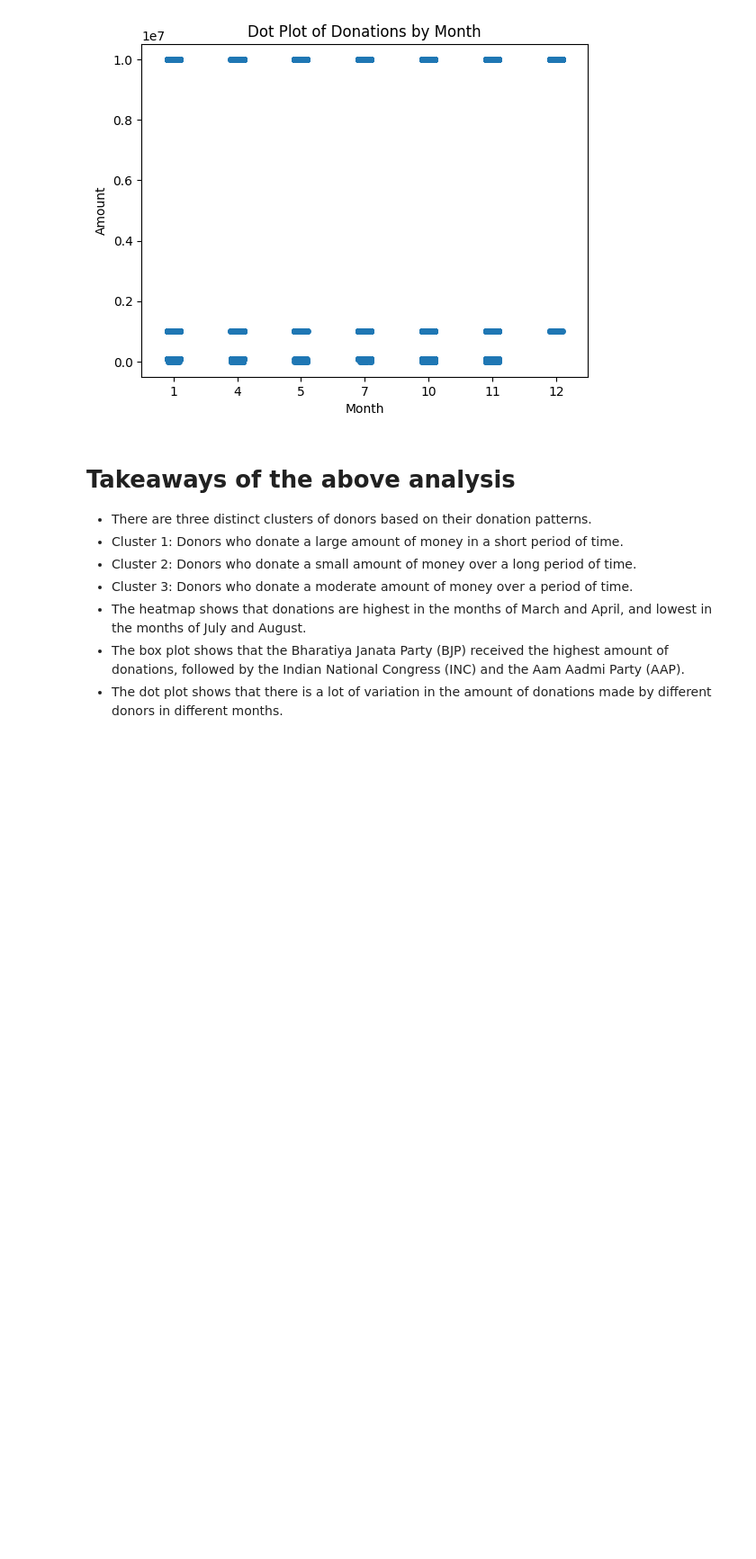
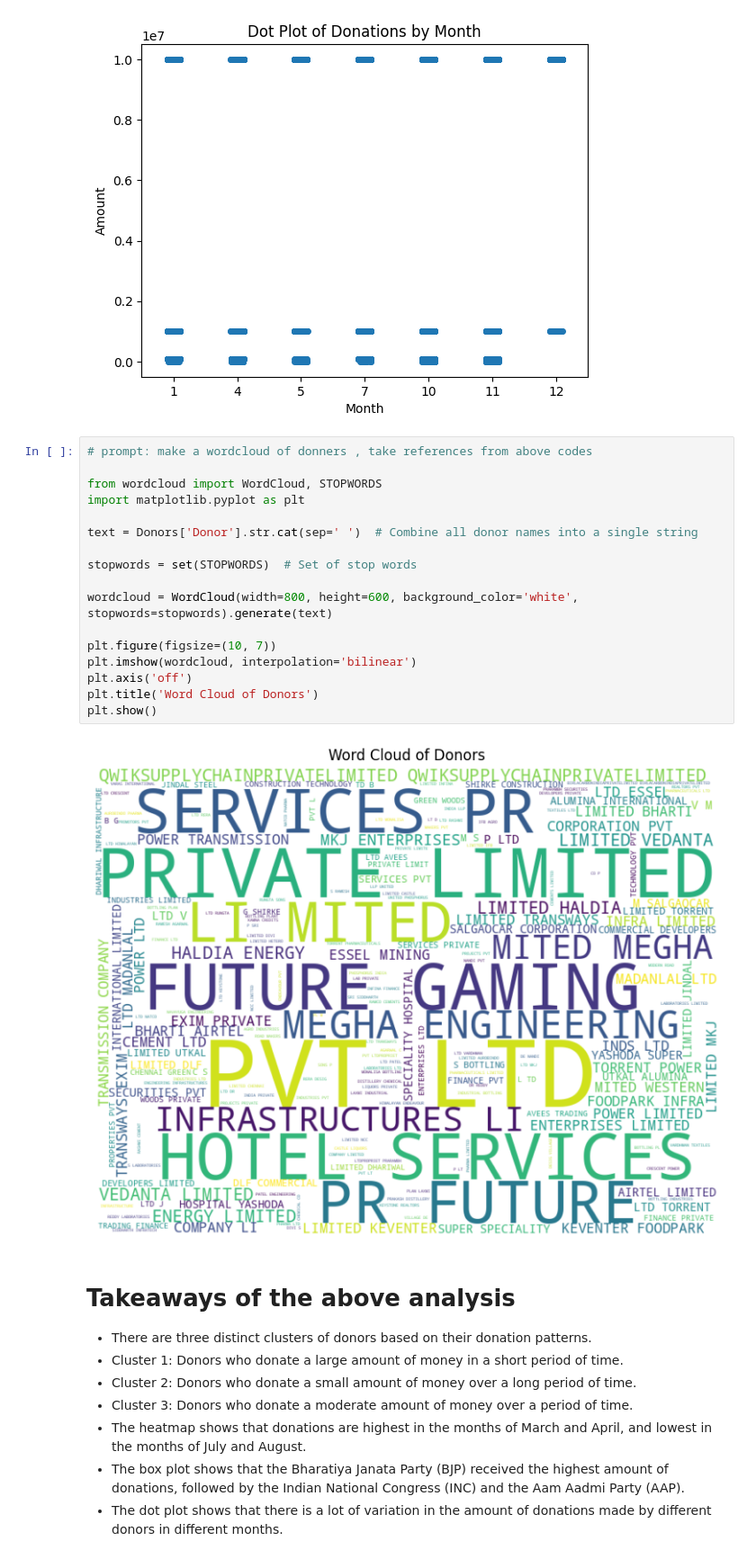
Before and after one commit to LinkanMajumder/Exploratory-Data-Analysis-on-Electoral-Bonds-in-India, a Jupyter notebook: Exploratory_Data_Analysis_of_Electoral_Bonds_in_India.ipynb, the cells around one changed output. Shown at 90% size. Saved outputs shown, nothing was run; the diff lists cells and outputs as text; blank space fills up the shorter version.

```diff
--- a/Exploratory_Data_Analysis_of_Electoral_Bonds_in_India.ipynb
+++ b/Exploratory_Data_Analysis_of_Electoral_Bonds_in_India.ipynb
@@ -388,6 +388,25 @@ plt.title('Dot Plot of Donations by Month')
 plt.show()
 # %% [output]
 [figure]
+# %%
+# prompt: make a wordcloud of donners , take references from above codes
+
+from wordcloud import WordCloud, STOPWORDS
+import matplotlib.pyplot as plt
+
+text = Donors['Donor'].str.cat(sep=' ')  # Combine all donor names into a single string
+
+stopwords = set(STOPWORDS)  # Set of stop words
+
+wordcloud = WordCloud(width=800, height=600, background_color='white', stopwords=stopwords).generate(text)
+
+plt.figure(figsize=(10, 7))
+plt.imshow(wordcloud, interpolation='bilinear')
+plt.axis('off')
+plt.title('Word Cloud of Donors')
+plt.show()
+# %% [output]
+[figure, added]
 # %% [markdown]
 # Takeaways of the above analysis
 
```
